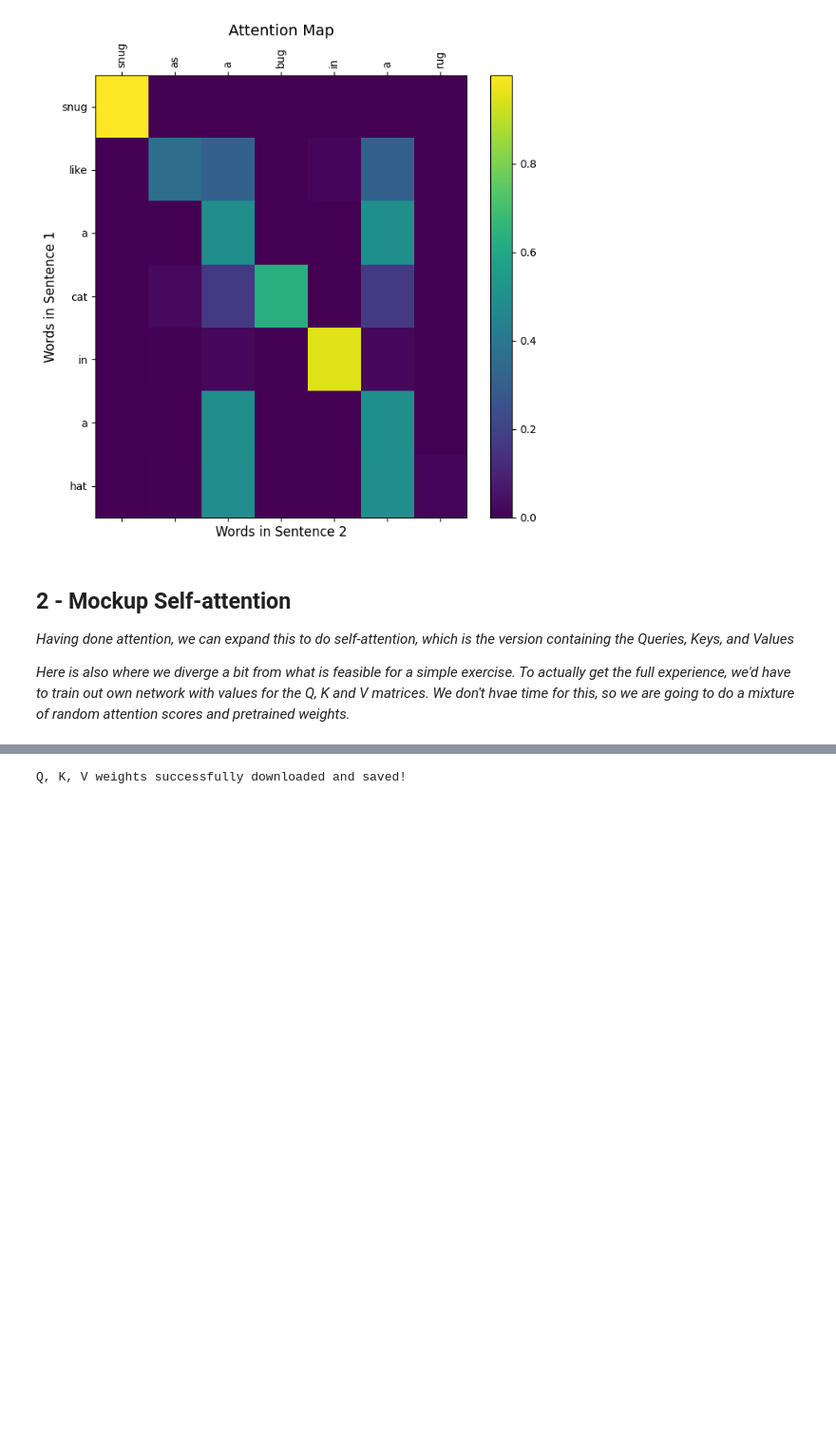
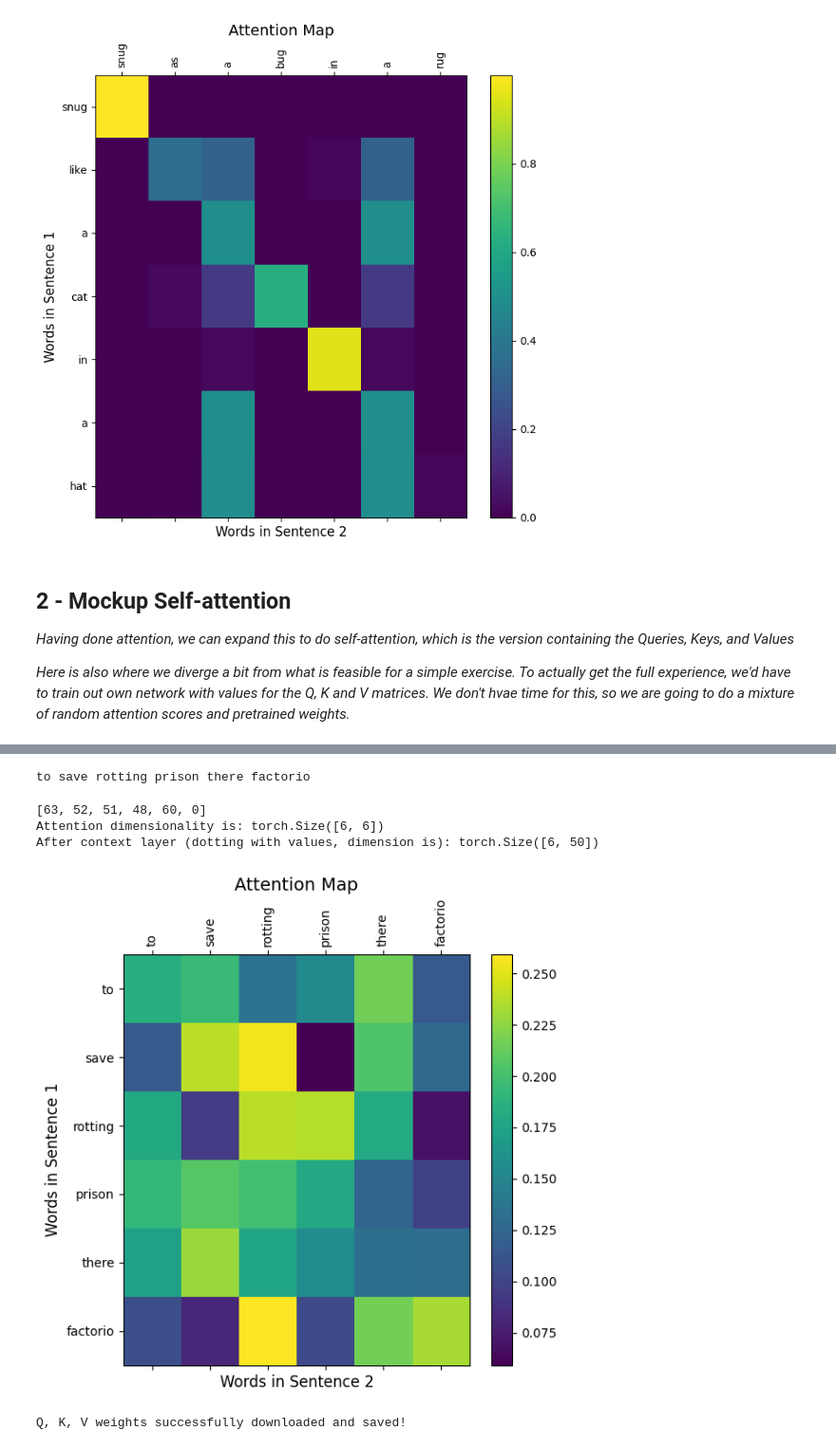
Before and after one commit to Twinbo/Signals-and-Data-Autumn-2025-student, a Jupyter notebook: week_11/ex_week_11.ipynb, the cells around one changed output, grey strips where cells are left out. Shown at 95% size. Cells and saved outputs as stored; diff of their text form; code cells hidden in the pictures; blank space fills up the shorter version.

```diff
--- a/week_11/ex_week_11.ipynb
+++ b/week_11/ex_week_11.ipynb
@@ -280,3 +322,47 @@ tensor([[ 1.4517,  0.8028, -1.5457, -1.7323,  0.3025,  0.2706,  0.3241,  0.7405,
+# %%
+# Define dimensions of word embeddings, as well as Q, K and V matrices
+word_dim = 50
+Q_dim = 50
+K_dim = 50
+V_dim = 50
+
+
+# Create dummy embedding layer for word embeddings:
+# A torch embedding layer is just like a linear layer that only takes tensors of integers (technically torch.long values)
+word_embeddings = torch.nn.Embedding(len(vocab), word_dim)
+
+# Define weight matrices for Queries, Keys and Values
+# Unlike the word embeddings, these need to work on torch tensors, so they are just linear layers, despite being used much like embeddings
+query_embeddings = torch.nn.Linear(word_dim, Q_dim)
+key_embeddings = torch.nn.Linear(word_dim, K_dim)
+value_embeddings = torch.nn.Linear(word_dim, V_dim)
+
+def attention_from_tokens(token_indices, word_embeddings, query_embeddings, key_embeddings, value_embeddings):
+    # Transform to tensor to allowf or use in word_embeddings:
+    print(token_indices)
+    token_indices_tensor = torch.tensor(token_indices)
+    embeddings = word_embeddings(token_indices_tensor)
+
+    attention = F.softmax(( query_embeddings(embeddings) @ key_embeddings(embeddings).T) / torch.sqrt(torch.tensor(K_dim)), dim=1)
+    contexts = attention @ value_embeddings(embeddings)
+
+    return attention, contexts
+# %%
+print(new_sentence)
+# %% [output]
+to save rotting prison there factorio
+# %%
+attention, contexts = attention_from_tokens(token_indices, word_embeddings, query_embeddings, key_embeddings, value_embeddings)
+
+print("Attention dimensionality is:", attention.shape)
+print("After context layer (dotting with values, dimension is):", contexts.shape)
+
+visualize_attention(attention.detach().numpy(), new_sentence.split(), new_sentence.split())
+# %% [output]
+[63, 52, 51, 48, 60, 0]
+Attention dimensionality is: torch.Size([6, 6])
+After context layer (dotting with values, dimension is): torch.Size([6, 50])
+[figure, added]
 # %%
 def compute_self_attention(sentence, tokenizer, word_embeddings, W_q, W_k, W_v, d):
     """Compute self attention for a given sentence
```
Also changed, not shown: parts of 3 cells of this notebook.
